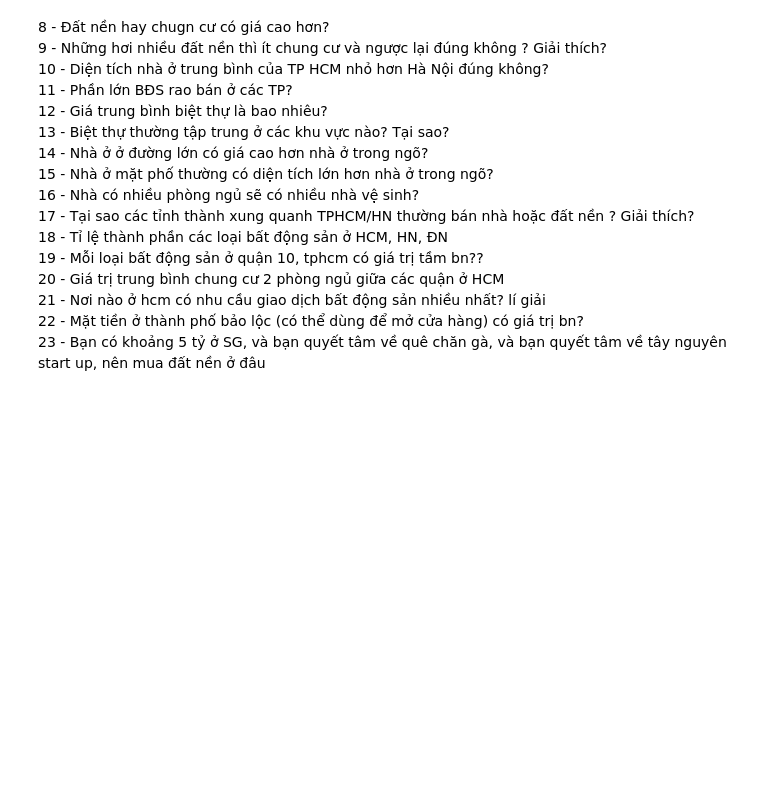
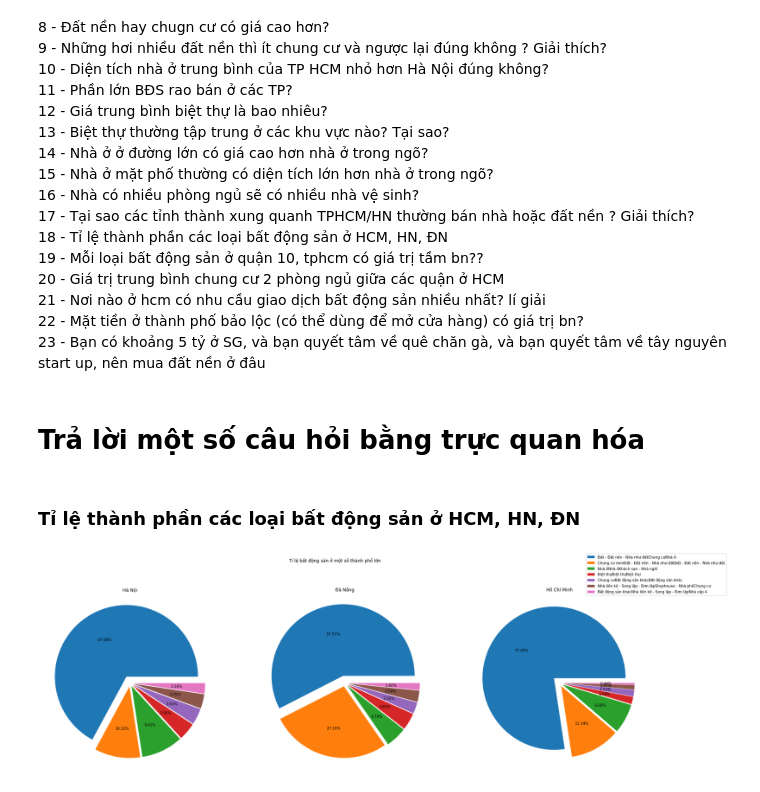
Before and after one commit to HieuTranV/DataVisualization, a Jupyter notebook: LabCK/Preprocessing.ipynb, the cells around one changed output. Saved outputs shown, nothing was run; the diff lists cells and outputs as text; code cells hidden in the pictures; blank space fills up the shorter version.

Commit message:
Được tạo bằng Colaboratory

```diff
--- a/LabCK/Preprocessing.ipynb
+++ b/LabCK/Preprocessing.ipynb
@@ -360,3 +363,38 @@ new_data[new_data['Type']=='Biệt thự - Song lập - Đơn lập']
 21 - Nơi nào ở hcm có nhu cầu giao dịch bất động sản nhiều nhất? lí giải<br>
 22 - Mặt tiền ở thành phố bảo lộc (có thể dùng để mở cửa hàng) có giá trị bn?<br>
 23 - Bạn có khoảng 5 tỷ ở SG, và bạn quyết tâm về quê chăn gà, và bạn quyết tâm về tây nguyên start up, nên mua đất nền ở đâu<br>
+# %% [markdown]
+# Trả  lời một số câu hỏi bằng trực quan hóa
+# %% [markdown]
+ ### Tỉ lệ thành phần các loại bất động sản ở HCM, HN, ĐN
+# %%
+hn_df = new_data.loc[(new_data['Location'].str.contains('Hà Nội'))]
+replace_type = hn_df['Type'].value_counts().keys()[6:]
+
+for val in replace_type:
+    hn_df.loc[hn_df['Type'] == val, :] = 'Bất động sản khác'
+# %%
+dn_df = new_data.loc[(new_data['Location'].str.contains('Đà Nẵng'))]
+replace_type = dn_df['Type'].value_counts().keys()[6:]
+
+for val in replace_type:
+    dn_df.loc[dn_df['Type'] == val, :] = 'Bất động sản khác'
+# %%
+hcm_df = new_data.loc[(new_data['Location'].str.contains('Hồ Chí Minh'))]
+replace_type = hcm_df['Type'].value_counts().keys()[6:]
+
+for val in replace_type:
+    hcm_df.loc[hcm_df['Type'] == val, :] = 'Bất động sản khác'
+# %%
+fig, axs = plt.subplots(1,3, figsize=(30,10))
+explode = (0.1, 0.05, 0.05, 0.05, 0.05, 0.05, 0.05)
+labels = pd.Series(hn_df['Type'].unique() + hcm_df['Type'].unique()+ dn_df['Type'].unique()).unique()
+
+hn_df['Type'].value_counts().plot.pie(labels=None, autopct='%1.2f%%', ax=axs[0], explode=explode, title='Hà Nội', ylabel='')
+dn_df['Type'].value_counts().plot.pie(labels=None, autopct='%1.2f%%', ax=axs[1], explode=explode, title='Đà Nẵng', ylabel='')
+hcm_df['Type'].value_counts().plot.pie(labels=None, autopct='%1.2f%%', ax=axs[2], explode=explode, title='Hồ Chí Minh', ylabel='')
+fig.legend(labels)
+fig.suptitle("Tỉ lệ bất động sản ở một số thành phố lớn")
+plt.show()
+# %% [output]
+[figure, added]
```
Also changed, not shown: parts of 9 cells of this notebook.
